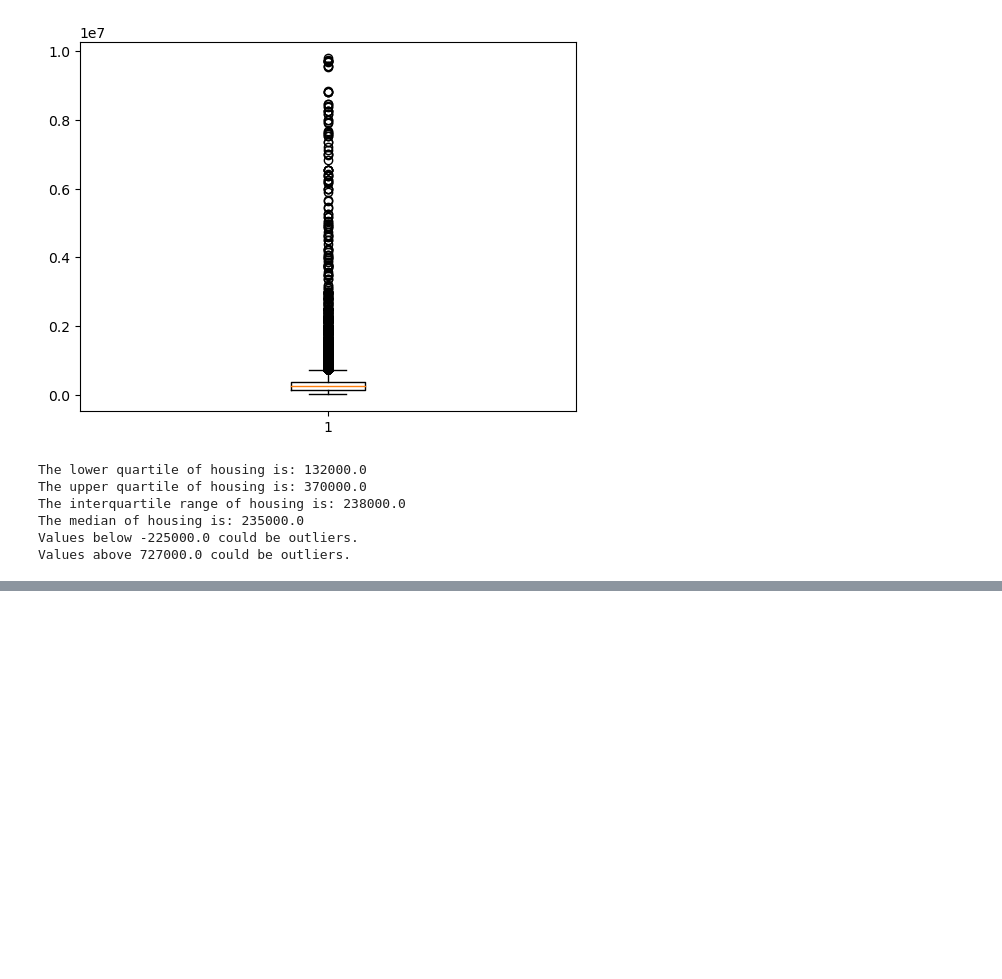
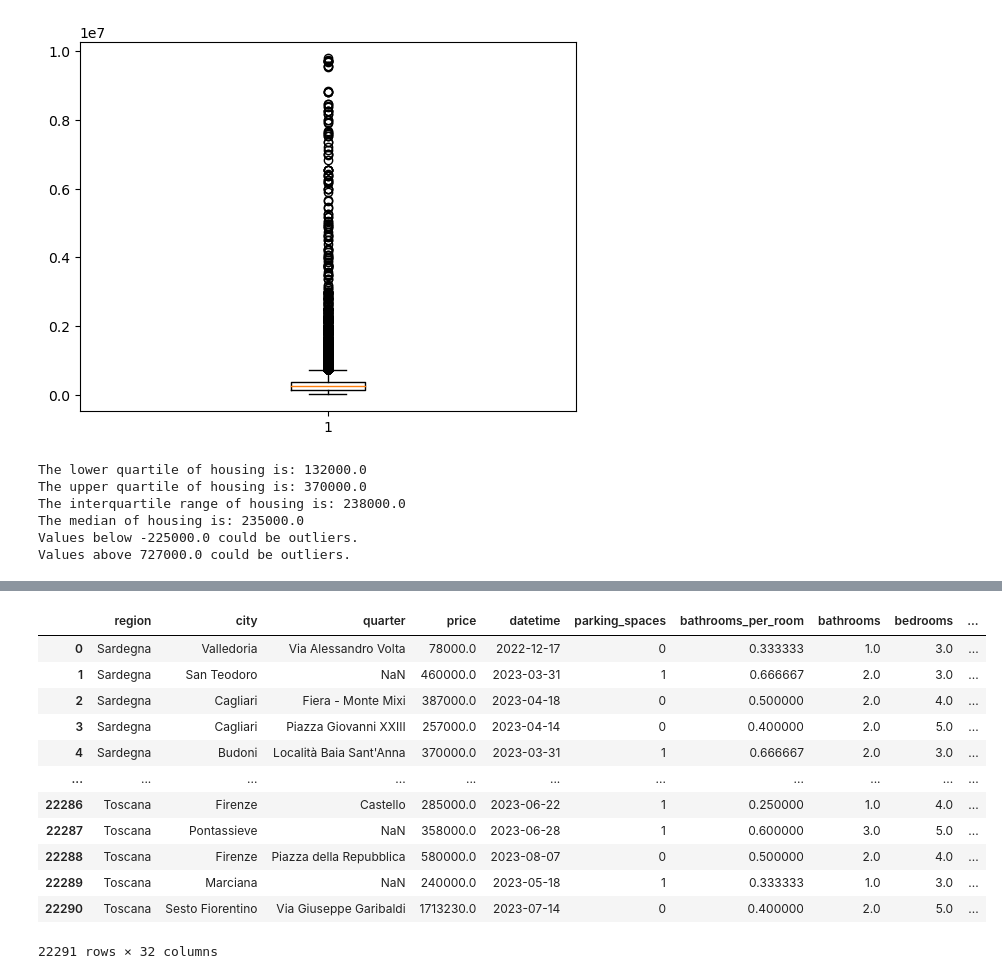
Before and after one commit to Andrewli1212/project-4, a Jupyter notebook: Italy_property.ipynb, the cells around one changed output, grey strips where cells are left out. Cells and saved outputs as stored; diff of their text form; code cells hidden in the pictures; blank space fills up the shorter version.

Commit message:
csv Region cap

```diff
--- a/Italy_property.ipynb
+++ b/Italy_property.ipynb
@@ -286,0 +296,17 @@ Name: region, dtype: int64
+# %%
+filtered_df['region'] = filtered_df['region'].str.capitalize()
+filtered_df
+# %% [output]
+|  | region | city | quarter | price | datetime | parking_spaces | bathrooms_per_room | bathrooms | bedrooms | ... |
+| 0 | Sardegna | Valledoria | Via Alessandro Volta | 78000.0 | 2022-12-17 | 0 | 0.333333 | 1.0 | 3.0 | ... |
+| 1 | Sardegna | San Teodoro | NaN | 460000.0 | 2023-03-31 | 1 | 0.666667 | 2.0 | 3.0 | ... |
+| 2 | Sardegna | Cagliari | Fiera - Monte Mixi | 387000.0 | 2023-04-18 | 0 | 0.500000 | 2.0 | 4.0 | ... |
+| 3 | Sardegna | Cagliari | Piazza Giovanni XXIII | 257000.0 | 2023-04-14 | 0 | 0.400000 | 2.0 | 5.0 | ... |
+| 4 | Sardegna | Budoni | Località Baia Sant'Anna | 370000.0 | 2023-03-31 | 1 | 0.666667 | 2.0 | 3.0 | ... |
+| ... | ... | ... | ... | ... | ... | ... | ... | ... | ... | ... |
+| 22286 | Toscana | Firenze | Castello | 285000.0 | 2023-06-22 | 1 | 0.250000 | 1.0 | 4.0 | ... |
+| 22287 | Toscana | Pontassieve | NaN | 358000.0 | 2023-06-28 | 1 | 0.600000 | 3.0 | 5.0 | ... |
+| 22288 | Toscana | Firenze | Piazza della Repubblica | 580000.0 | 2023-08-07 | 0 | 0.500000 | 2.0 | 4.0 | ... |
+| 22289 | Toscana | Marciana | NaN | 240000.0 | 2023-05-18 | 1 | 0.333333 | 1.0 | 3.0 | ... |
+| 22290 | Toscana | Sesto Fiorentino | Via Giuseppe Garibaldi | 1713230.0 | 2023-07-14 | 0 | 0.400000 | 2.0 | 5.0 | ... |
+22291 rows × 32 columns
```
Also changed, not shown: parts of 14 cells of this notebook, 1 other file.
